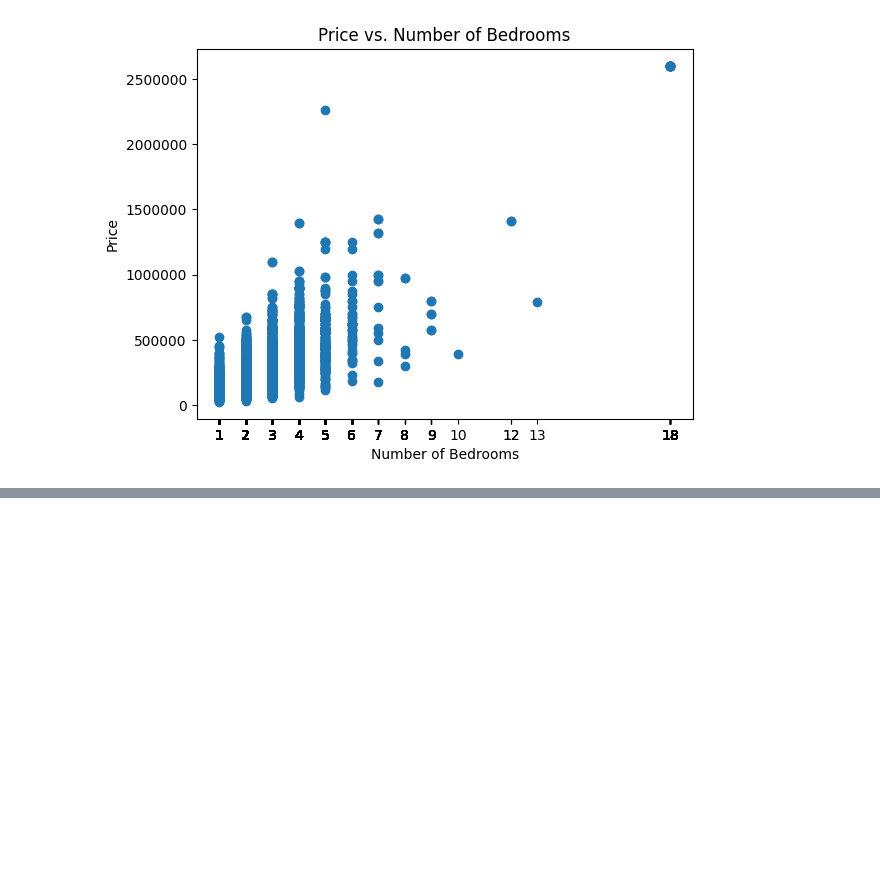
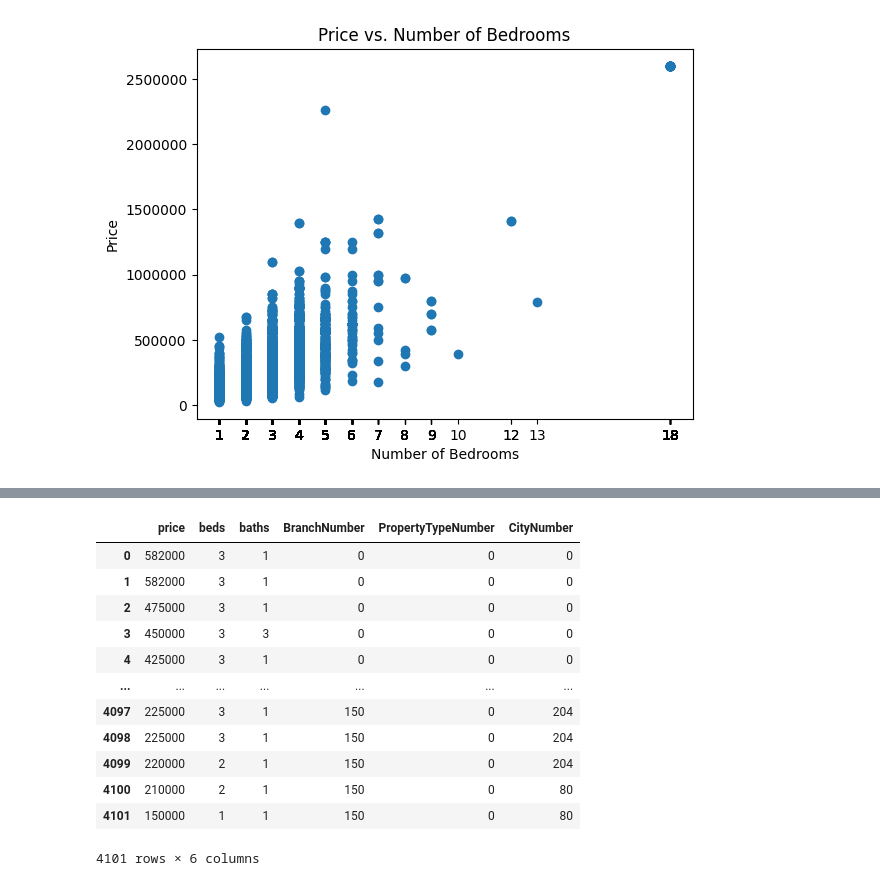
Before and after one commit to HassanM08/uon-dsda-22-y2-group-project-team-1, a Jupyter notebook: investigations/TestModels.ipynb, the cells around one changed output, grey strips where cells are left out. Drawn from its saved outputs; the diff is of its cells as text; code cells hidden in the pictures; blank space fills up the shorter version.

```diff
--- a/investigations/TestModels.ipynb
+++ b/investigations/TestModels.ipynb
@@ -95,0 +133,16 @@ plt.show()
+# %%
+df_without_column
+# %% [output]
+|  | price | beds | baths | BranchNumber | PropertyTypeNumber | CityNumber |
+| 0 | 582000 | 3 | 1 | 0 | 0 | 0 |
+| 1 | 582000 | 3 | 1 | 0 | 0 | 0 |
+| 2 | 475000 | 3 | 1 | 0 | 0 | 0 |
+| 3 | 450000 | 3 | 3 | 0 | 0 | 0 |
+| 4 | 425000 | 3 | 1 | 0 | 0 | 0 |
+| ... | ... | ... | ... | ... | ... | ... |
+| 4097 | 225000 | 3 | 1 | 150 | 0 | 204 |
+| 4098 | 225000 | 3 | 1 | 150 | 0 | 204 |
+| 4099 | 220000 | 2 | 1 | 150 | 0 | 204 |
+| 4100 | 210000 | 2 | 1 | 150 | 0 | 80 |
+| 4101 | 150000 | 1 | 1 | 150 | 0 | 80 |
+4101 rows × 6 columns
```
Also changed, not shown: parts of 7 cells of this notebook.
